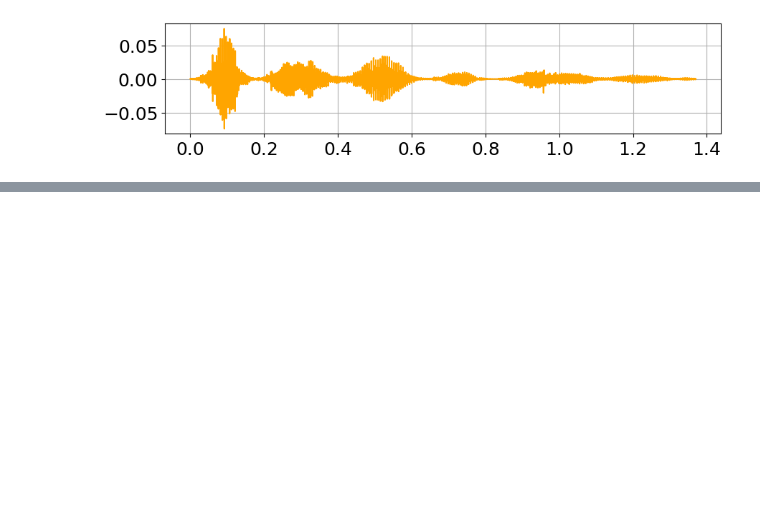
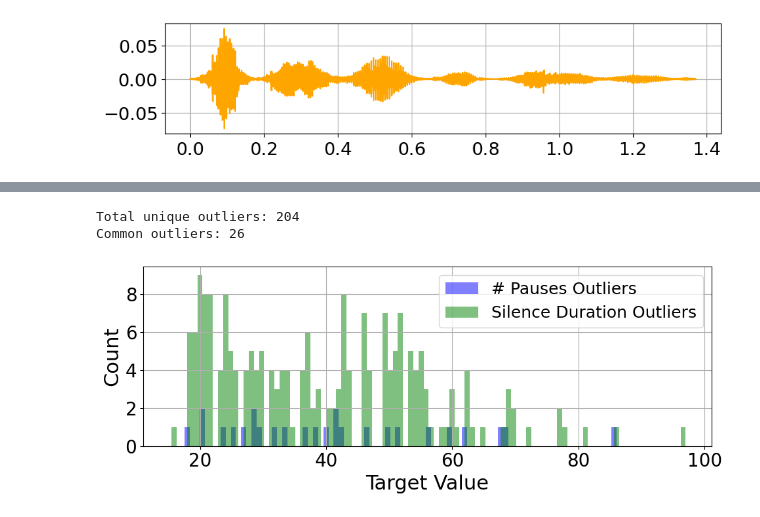
Before and after one commit to AndreaLolli2912/DSL-Age-Regression, a Jupyter notebook: main/report_figures.ipynb, the cells around one changed output, grey strips where cells are left out. Saved outputs shown, nothing was run; the diff lists cells and outputs as text; code cells hidden in the pictures; blank space fills up the shorter version.

```diff
--- a/main/report_figures.ipynb
+++ b/main/report_figures.ipynb
@@ -142,0 +143,38 @@ plt.show()
+# %%
+num_pauses_outliers = df_dev_copy["num_pauses"] > 57 # Over 99th percentile
+silence_duration_outliers = df_dev_copy["num_pauses"] > 37.87 # Over 99th percentile
+
+total_unique_outliers = (num_pauses_outliers | silence_duration_outliers).sum()
+common_outliers = (num_pauses_outliers & silence_duration_outliers).sum()
+
+print(f"Total unique outliers: {total_unique_outliers}")
+print(f"Common outliers: {common_outliers}")
+
+# Extract target values for each type of outlier
+num_pauses_target = df_dev_copy["target"][num_pauses_outliers]
+silence_duration_target = df_dev_copy["target"][silence_duration_outliers]
+# common_targets = df_dev_copy["target"][num_pauses_outliers & silence_duration_outliers]
+
+# Combine all three to find overall min/max
+all_data = np.concatenate([num_pauses_target, silence_duration_target])
+common_min, common_max = all_data.min(), all_data.max()
+
+plt.figure(figsize=(10, 4))
+plt.hist(num_pauses_target, range=(common_min, common_max), bins=100, alpha=0.5, color='blue',  label='# Pauses Outliers', align="left")
+plt.hist(silence_duration_target,   range=(common_min, common_max), bins=100, alpha=0.5, color='green', label='Silence Duration Outliers', align="mid")
+# plt.hist(common_targets,   range=(common_min, common_max), bins=100, alpha=0.5, color='red',   label='Common Outliers', align="right")
+
+plt.xlabel("Target Value", fontsize=22)
+plt.ylabel("Count", fontsize=22)
+
+plt.legend(fontsize=18)
+plt.xticks(fontsize=20, color='black')
+plt.yticks(fontsize=20, color='black')
+plt.tight_layout()
+plt.grid()
+plt.savefig("figs/outliers_silences_target.pdf", bbox_inches="tight")
+plt.show()
+# %% [output]
+Total unique outliers: 204
+Common outliers: 26
+[figure, added]
```
Also changed, not shown: parts of 5 cells of this notebook, 2 other files.
